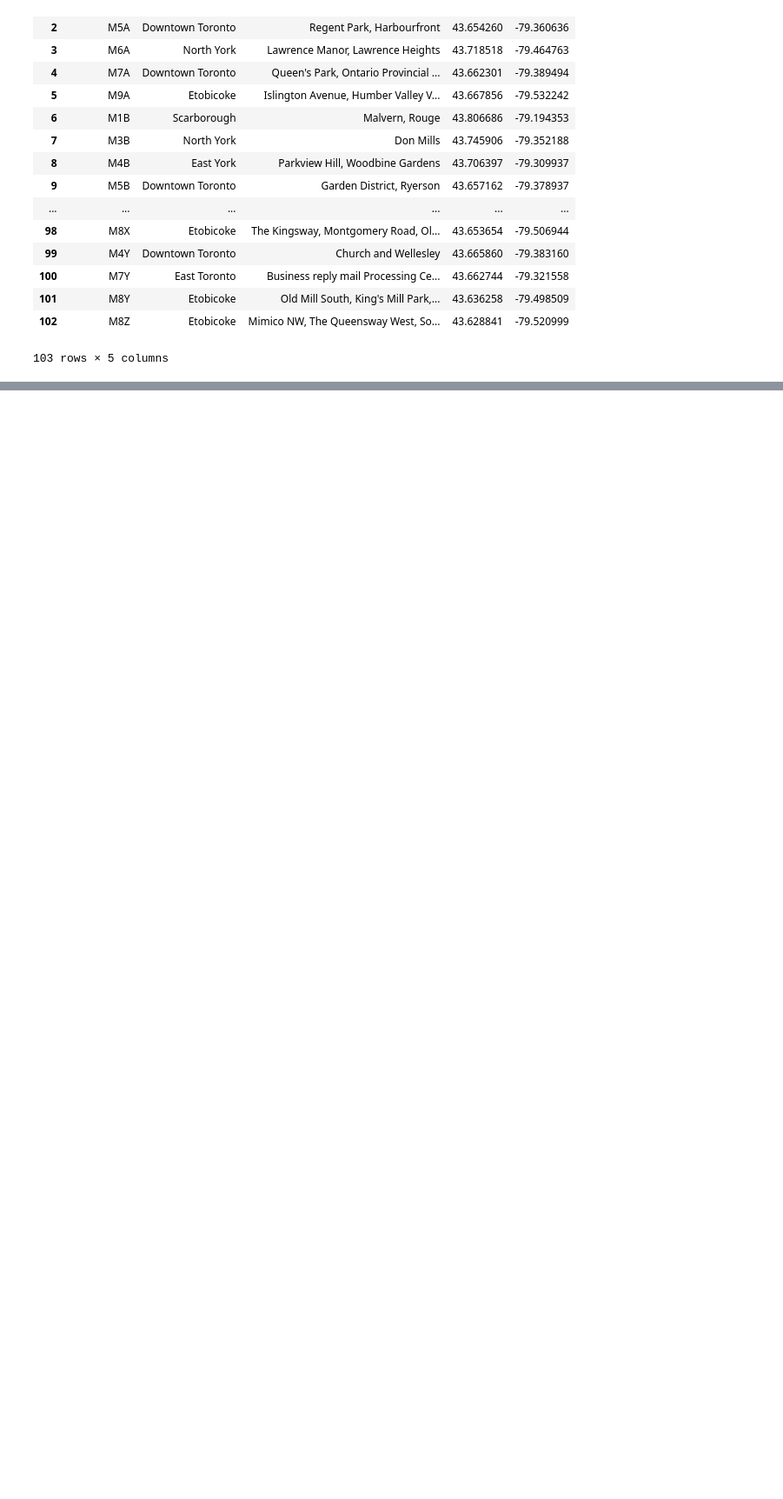
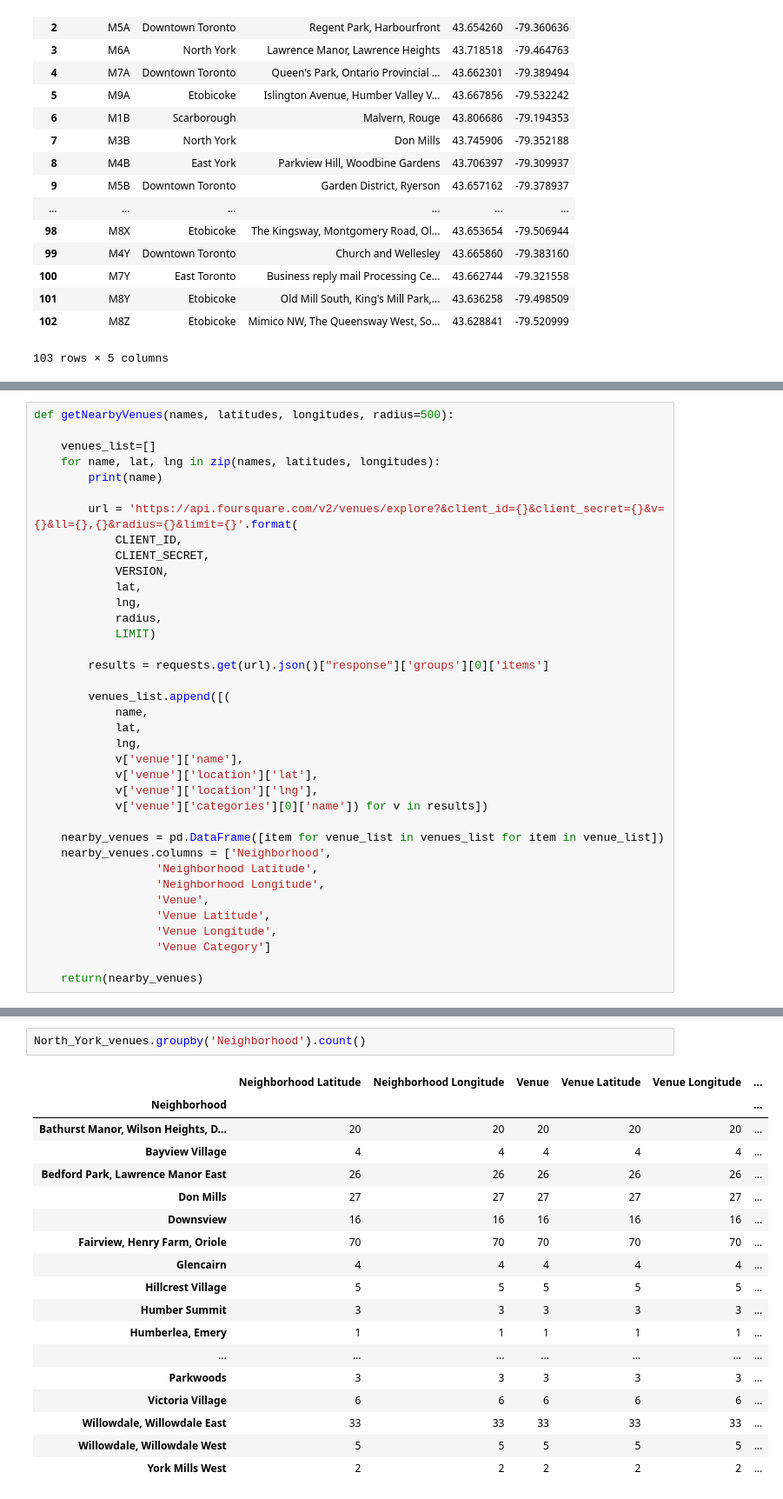
Before and after one commit to JHM1125/Coursera_Capstone, a Jupyter notebook: Week 3.ipynb, the cells around one changed output, grey strips where cells are left out. Shown: that part at 87% size. Drawn from its saved outputs; the diff is of its cells as text; blank space fills up the shorter version.

```diff
--- a/Week 3.ipynb
+++ b/Week 3.ipynb
@@ -104,0 +277,37 @@ result
+# %%
+def getNearbyVenues(names, latitudes, longitudes, radius=500):
+
+    venues_list=[]
+    for name, lat, lng in zip(names, latitudes, longitudes):
+        print(name)
+
+        url = 'https://api.foursquare.com/v2/venues/explore?&client_id={}&client_secret={}&v={}&ll={},{}&radius={}&limit={}'.format(
+            CLIENT_ID,
+            CLIENT_SECRET,
+            VERSION,
+            lat,
+            lng,
+            radius,
+            LIMIT)
+
+        results = requests.get(url).json()["response"]['groups'][0]['items']
+
+        venues_list.append([(
+            name,
+            lat,
+            lng,
+            v['venue']['name'],
+            v['venue']['location']['lat'],
+            v['venue']['location']['lng'],
+            v['venue']['categories'][0]['name']) for v in results])
+
+    nearby_venues = pd.DataFrame([item for venue_list in venues_list for item in venue_list])
+    nearby_venues.columns = ['Neighborhood',
+                  'Neighborhood Latitude',
+                  'Neighborhood Longitude',
+                  'Venue',
+                  'Venue Latitude',
+                  'Venue Longitude',
+                  'Venue Category']
+
+    return(nearby_venues)
@@ -104,0 +348,21 @@ result
+# %%
+North_York_venues.groupby('Neighborhood').count()
+# %% [output]
+|  | Neighborhood Latitude | Neighborhood Longitude | Venue | Venue Latitude | Venue Longitude | ... |
+| Neighborhood |  |  |  |  |  | ... |
+| Bathurst Manor, Wilson Heights, D... | 20 | 20 | 20 | 20 | 20 | ... |
+| Bayview Village | 4 | 4 | 4 | 4 | 4 | ... |
+| Bedford Park, Lawrence Manor East | 26 | 26 | 26 | 26 | 26 | ... |
+| Don Mills | 27 | 27 | 27 | 27 | 27 | ... |
+| Downsview | 16 | 16 | 16 | 16 | 16 | ... |
+| Fairview, Henry Farm, Oriole | 70 | 70 | 70 | 70 | 70 | ... |
+| Glencairn | 4 | 4 | 4 | 4 | 4 | ... |
+| Hillcrest Village | 5 | 5 | 5 | 5 | 5 | ... |
+| Humber Summit | 3 | 3 | 3 | 3 | 3 | ... |
+| Humberlea, Emery | 1 | 1 | 1 | 1 | 1 | ... |
+| ... | ... | ... | ... | ... | ... | ... |
+| Parkwoods | 3 | 3 | 3 | 3 | 3 | ... |
+| Victoria Village | 6 | 6 | 6 | 6 | 6 | ... |
+| Willowdale, Willowdale East | 33 | 33 | 33 | 33 | 33 | ... |
+| Willowdale, Willowdale West | 5 | 5 | 5 | 5 | 5 | ... |
+| York Mills West | 2 | 2 | 2 | 2 | 2 | ... |
```
Also changed, not shown: parts of 28 cells of this notebook.
